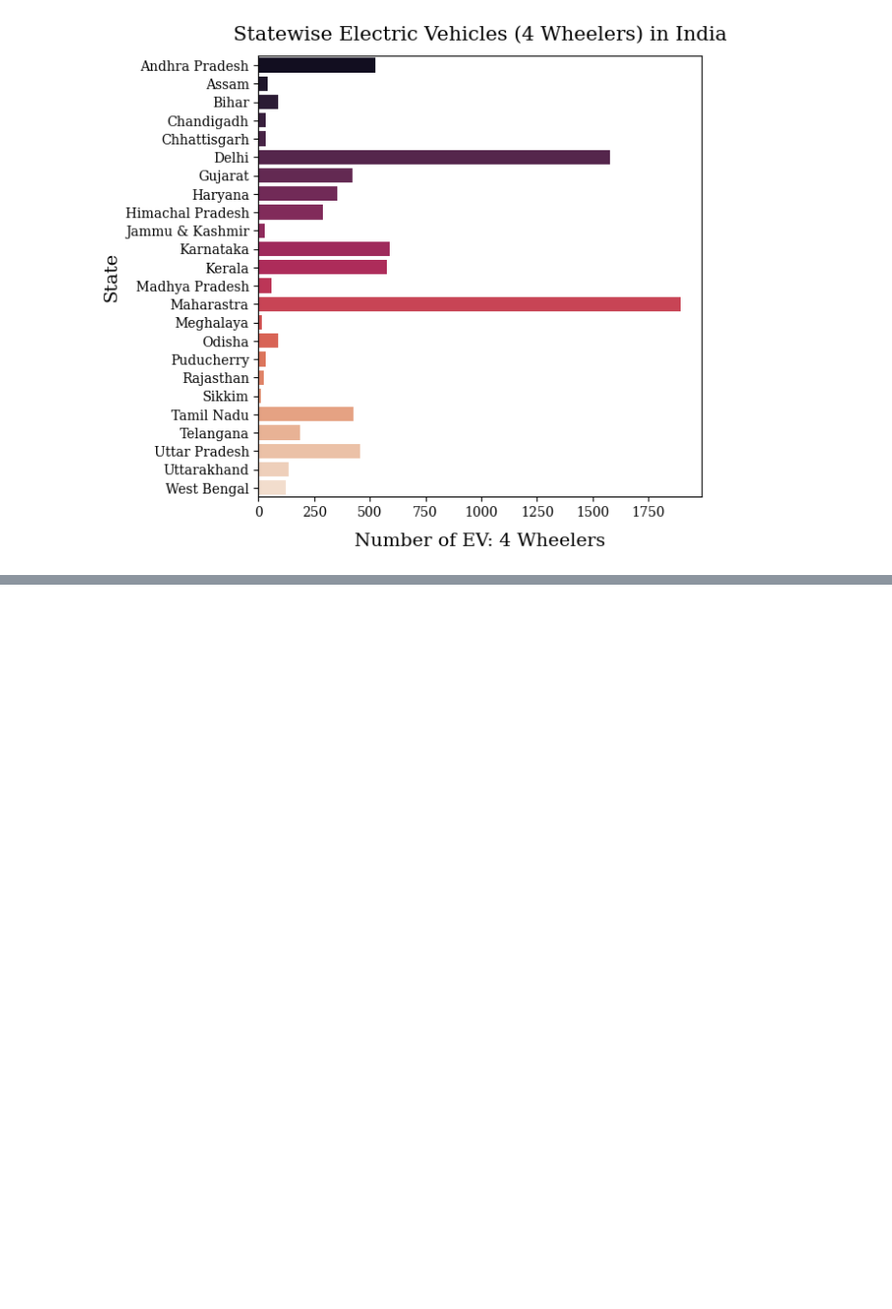
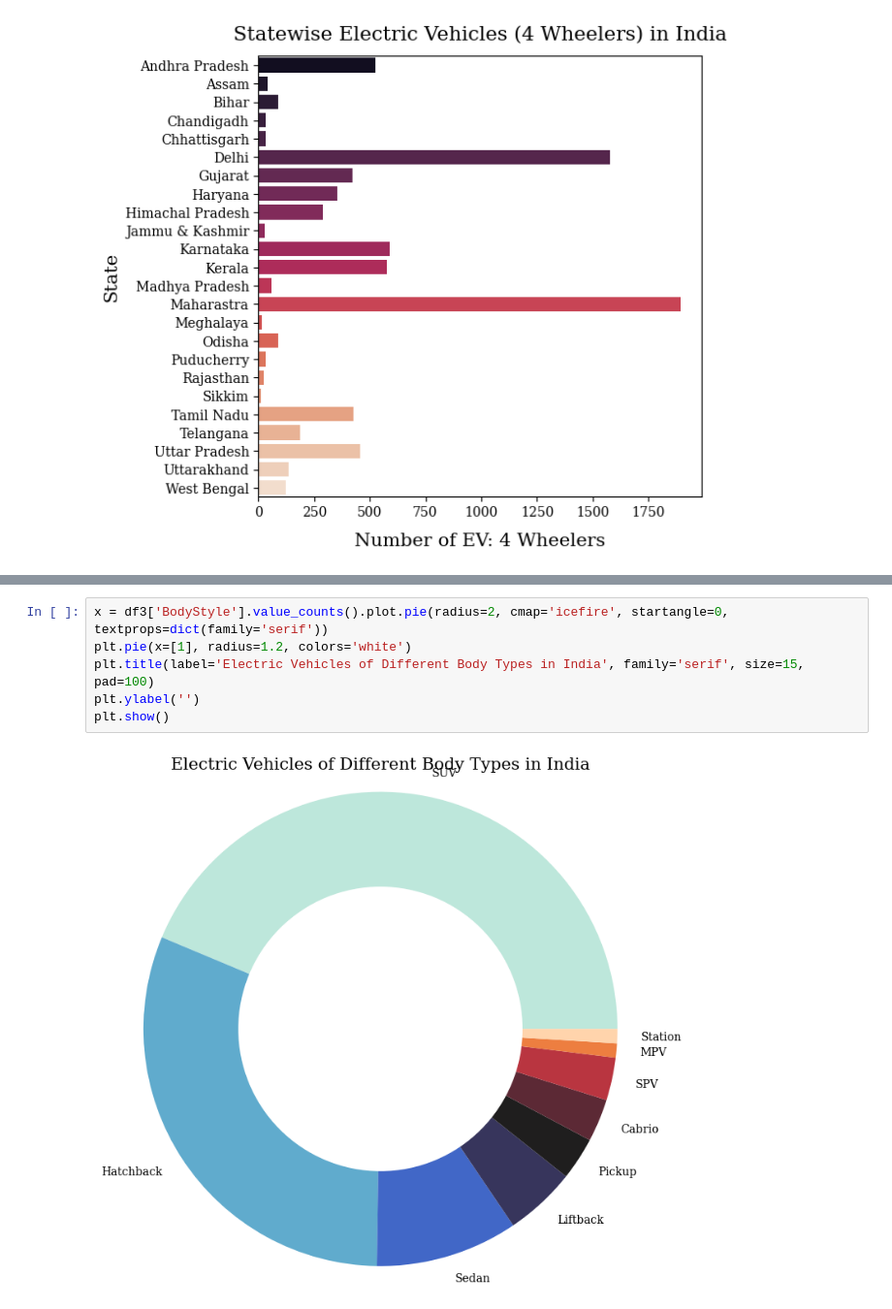
Before and after one commit to HereticInquisitor/EV-segmentation, a Jupyter notebook: test.ipynb, the cells around one changed output, grey strips where cells are left out. Shown at 97% size. Drawn from its saved outputs; the diff is of its cells as text; blank space fills up the shorter version.

```diff
--- a/test.ipynb
+++ b/test.ipynb
@@ -190,0 +226,8 @@ plt.show()
+# %%
+x = df3['BodyStyle'].value_counts().plot.pie(radius=2, cmap='icefire', startangle=0, textprops=dict(family='serif'))
+plt.pie(x=[1], radius=1.2, colors='white')
+plt.title(label='Electric Vehicles of Different Body Types in India', family='serif', size=15, pad=100)
+plt.ylabel('')
+plt.show()
+# %% [output]
+[figure, added]
```
Also changed, not shown: parts of 33 cells of this notebook.
